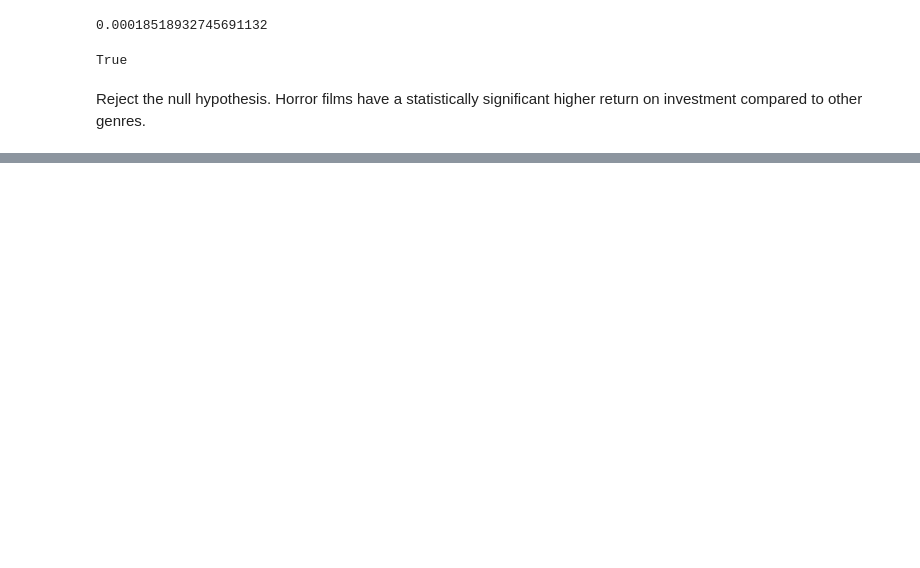
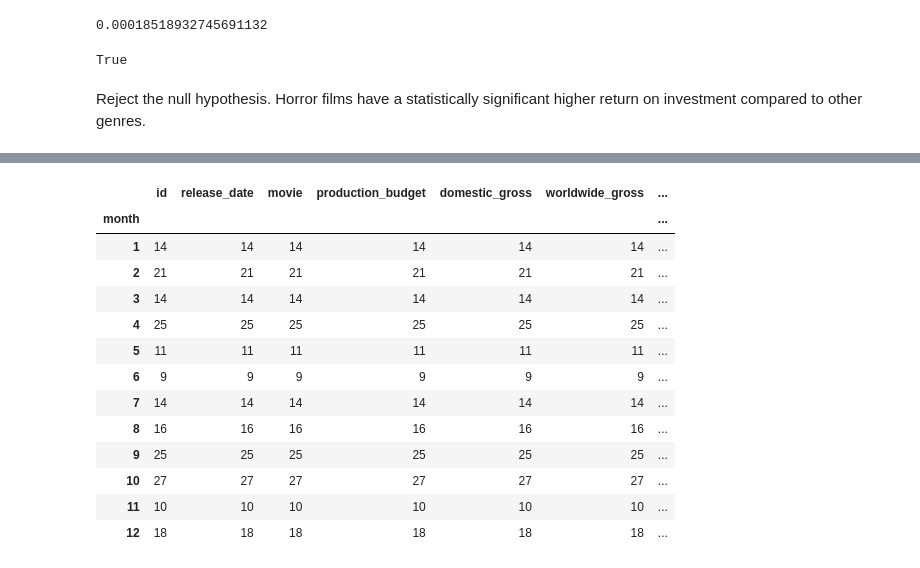
Before and after one commit to LydiaCuffman/film-investment-project, a Jupyter notebook: Lydia Scratch.ipynb, the cells around one changed output, grey strips where cells are left out. Drawn from its saved outputs; the diff is of its cells as text; code cells hidden in the pictures; blank space fills up the shorter version.

```diff
--- a/Lydia Scratch.ipynb
+++ b/Lydia Scratch.ipynb
@@ -552,0 +615,17 @@ Reject the null hypothesis. Horror films have a statistically significant higher
+# %%
+horror_sample.groupby('month').count()
+# %% [output]
+|  | id | release_date | movie | production_budget | domestic_gross | worldwide_gross | ... |
+| month |  |  |  |  |  |  | ... |
+| 1 | 14 | 14 | 14 | 14 | 14 | 14 | ... |
+| 2 | 21 | 21 | 21 | 21 | 21 | 21 | ... |
+| 3 | 14 | 14 | 14 | 14 | 14 | 14 | ... |
+| 4 | 25 | 25 | 25 | 25 | 25 | 25 | ... |
+| 5 | 11 | 11 | 11 | 11 | 11 | 11 | ... |
+| 6 | 9 | 9 | 9 | 9 | 9 | 9 | ... |
+| 7 | 14 | 14 | 14 | 14 | 14 | 14 | ... |
+| 8 | 16 | 16 | 16 | 16 | 16 | 16 | ... |
+| 9 | 25 | 25 | 25 | 25 | 25 | 25 | ... |
+| 10 | 27 | 27 | 27 | 27 | 27 | 27 | ... |
+| 11 | 10 | 10 | 10 | 10 | 10 | 10 | ... |
+| 12 | 18 | 18 | 18 | 18 | 18 | 18 | ... |
```
Also changed, not shown: parts of 16 cells of this notebook, 1 other file.
